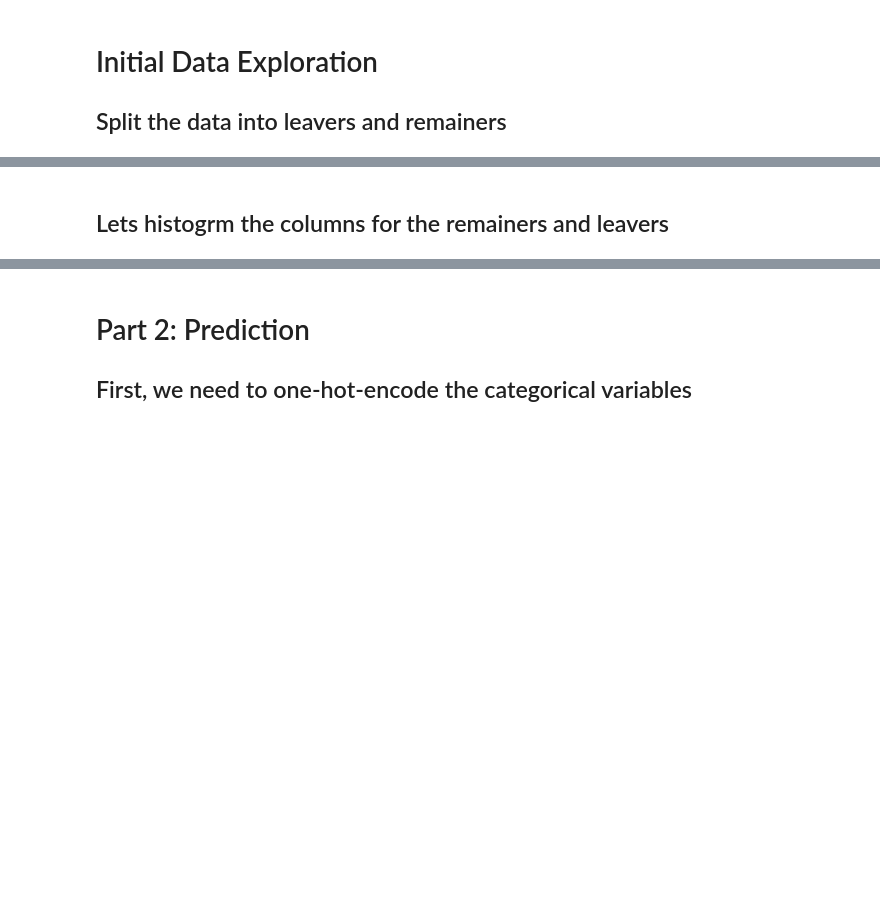
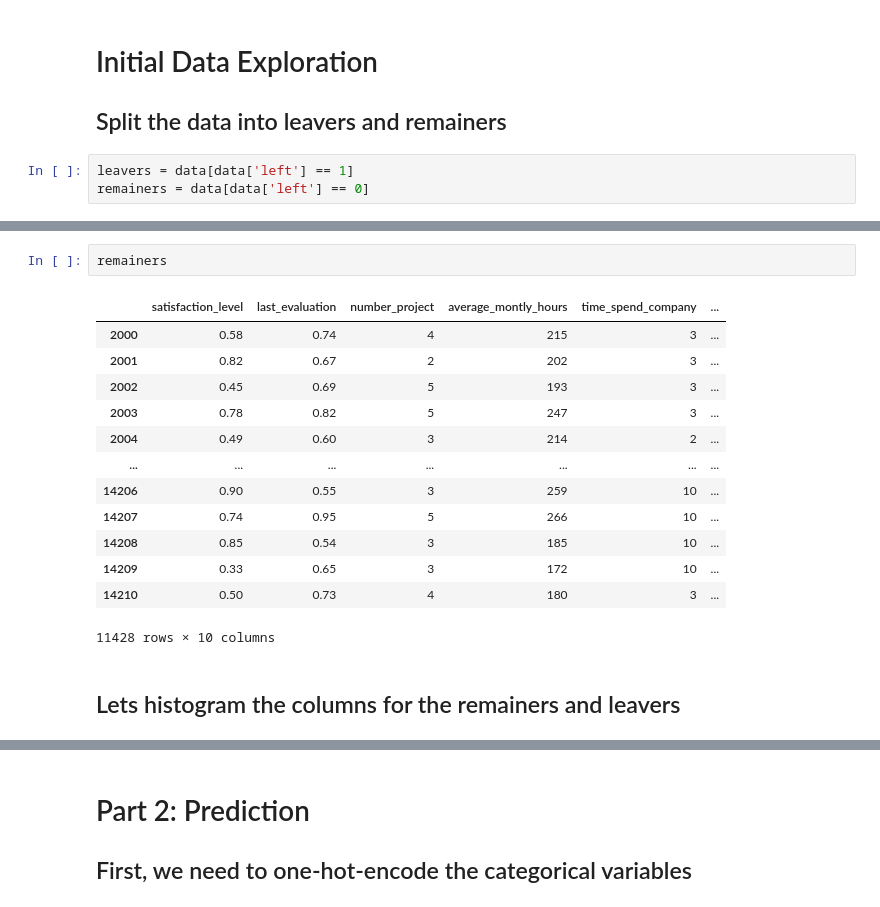
Before and after one commit to nickelnine37/Data-Science-with-Python, a Jupyter notebook: 5. Data Science Tools III/Empty Notebook.ipynb, the cells around one changed output, grey strips where cells are left out. Saved outputs shown, nothing was run; the diff lists cells and outputs as text; blank space fills up the shorter version.

```diff
--- a/5. Data Science Tools III/Empty Notebook.ipynb
+++ b/5. Data Science Tools III/Empty Notebook.ipynb
@@ -55,3 +52,6 @@ data
 # Initial Data Exploration
 
 ## Split the data into leavers and remainers
+# %%
+leavers = data[data['left'] == 1]
+remainers = data[data['left'] == 0]
@@ -58,2 +74,18 @@ data
+# %%
+remainers
+# %% [output]
+|  | satisfaction_level | last_evaluation | number_project | average_montly_hours | time_spend_company | ... |
+| 2000 | 0.58 | 0.74 | 4 | 215 | 3 | ... |
+| 2001 | 0.82 | 0.67 | 2 | 202 | 3 | ... |
+| 2002 | 0.45 | 0.69 | 5 | 193 | 3 | ... |
+| 2003 | 0.78 | 0.82 | 5 | 247 | 3 | ... |
+| 2004 | 0.49 | 0.60 | 3 | 214 | 2 | ... |
+| ... | ... | ... | ... | ... | ... | ... |
+| 14206 | 0.90 | 0.55 | 3 | 259 | 10 | ... |
+| 14207 | 0.74 | 0.95 | 5 | 266 | 10 | ... |
+| 14208 | 0.85 | 0.54 | 3 | 185 | 10 | ... |
+| 14209 | 0.33 | 0.65 | 3 | 172 | 10 | ... |
+| 14210 | 0.50 | 0.73 | 4 | 180 | 3 | ... |
+11428 rows × 10 columns
 # %% [markdown]
-## Lets histogrm the columns for the remainers and leavers
+## Lets histogram the columns for the remainers and leavers
```
Also changed, not shown: parts of 28 cells of this notebook, 2 other files.
